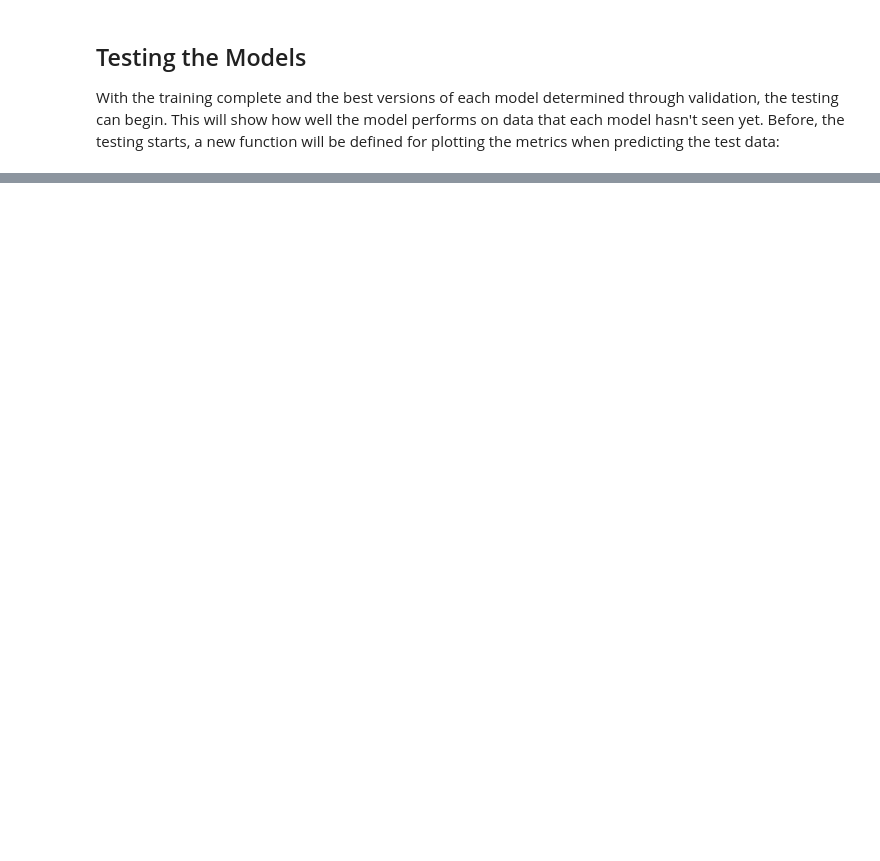
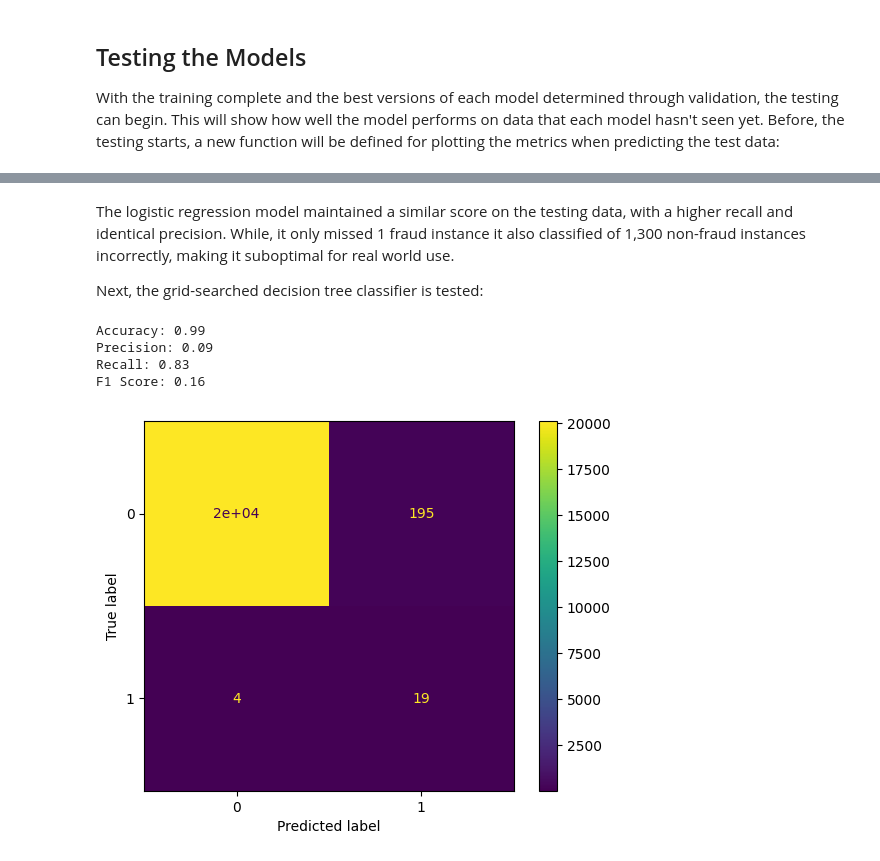
Before and after one commit to noahfrank0001/BankFraudDetection, a Jupyter notebook: analysis.ipynb, the cells around one changed output, grey strips where cells are left out. Drawn from its saved outputs; the diff is of its cells as text; code cells hidden in the pictures; blank space fills up the shorter version.

```diff
--- a/analysis.ipynb
+++ b/analysis.ipynb
@@ -585,9 +590,9 @@ With the training complete and the best versions of each model determined throug
 # %%
 def plot_metrics_test(model, threshold=None):
     if threshold == None:
-        y_pred = model.predict(X_test)
+        y_pred = model.predict(X_test) # Using the test data
     else:
-        y_pred = (model.predict_proba(X_val)[:, 1] >= threshold).astype(bool)
+        y_pred = (model.predict_proba(X_test)[:, 1] >= threshold).astype(bool) # Using the test data
 
     print("Accuracy:", round(accuracy_score(y_test, y_pred), 2))
     print("Precision:", round(precision_score(y_test, y_pred), 2))
@@ -600,0 +614,12 @@ plot_metrics_test(lr)
+# %% [markdown]
+The logistic regression model maintained a similar score on the testing data, with a higher recall and identical precision. While, it only missed 1 fraud instance it also classified of 1,300 non-fraud instances incorrectly, making it suboptimal for real world use.
+
+Next, the grid-searched decision tree classifier is tested:
+# %%
+plot_metrics_test(dtc_grid)
+# %% [output]
+Accuracy: 0.99
+Precision: 0.09
+Recall: 0.83
+F1 Score: 0.16
+[figure, added]
```
Also changed, not shown: parts of 22 cells of this notebook.
